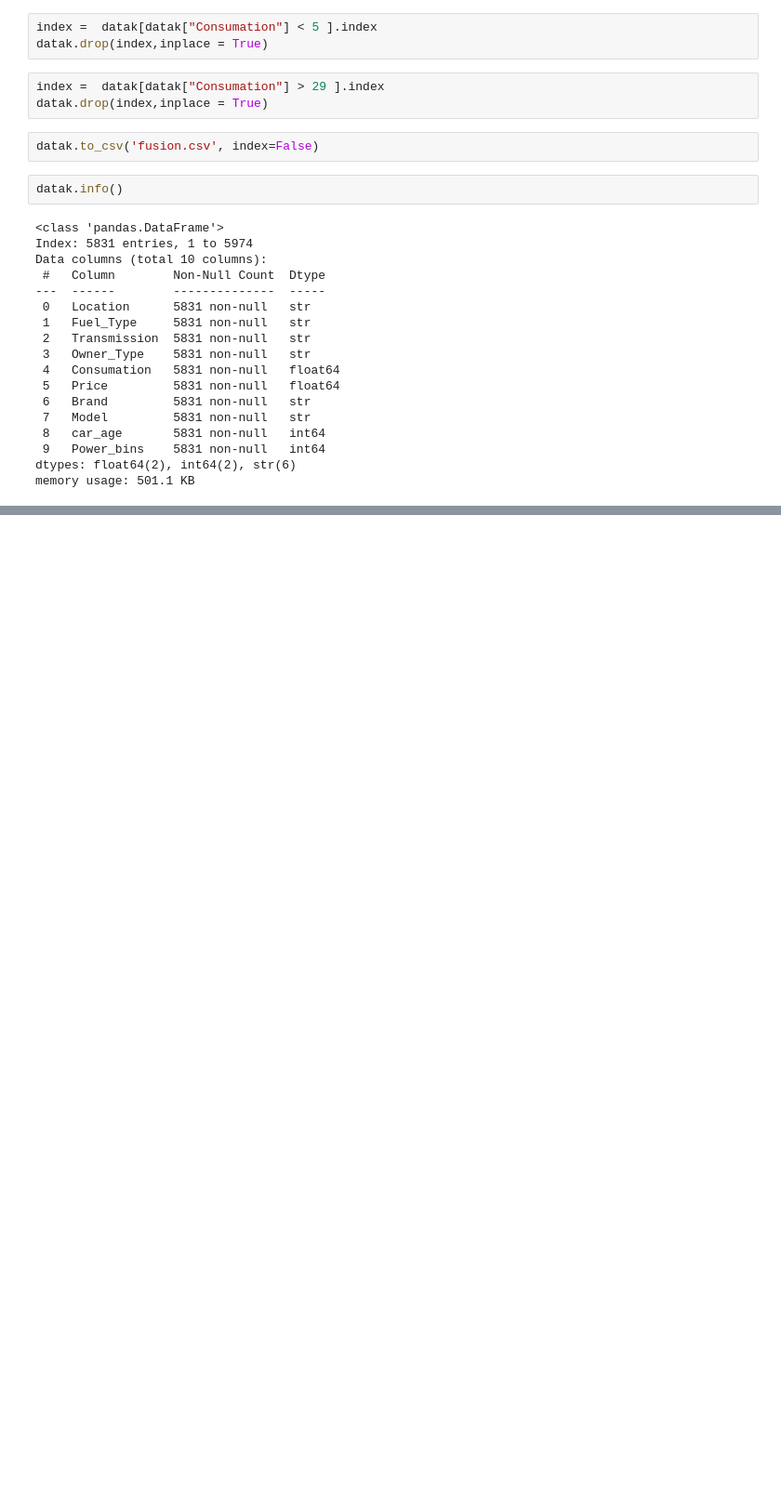
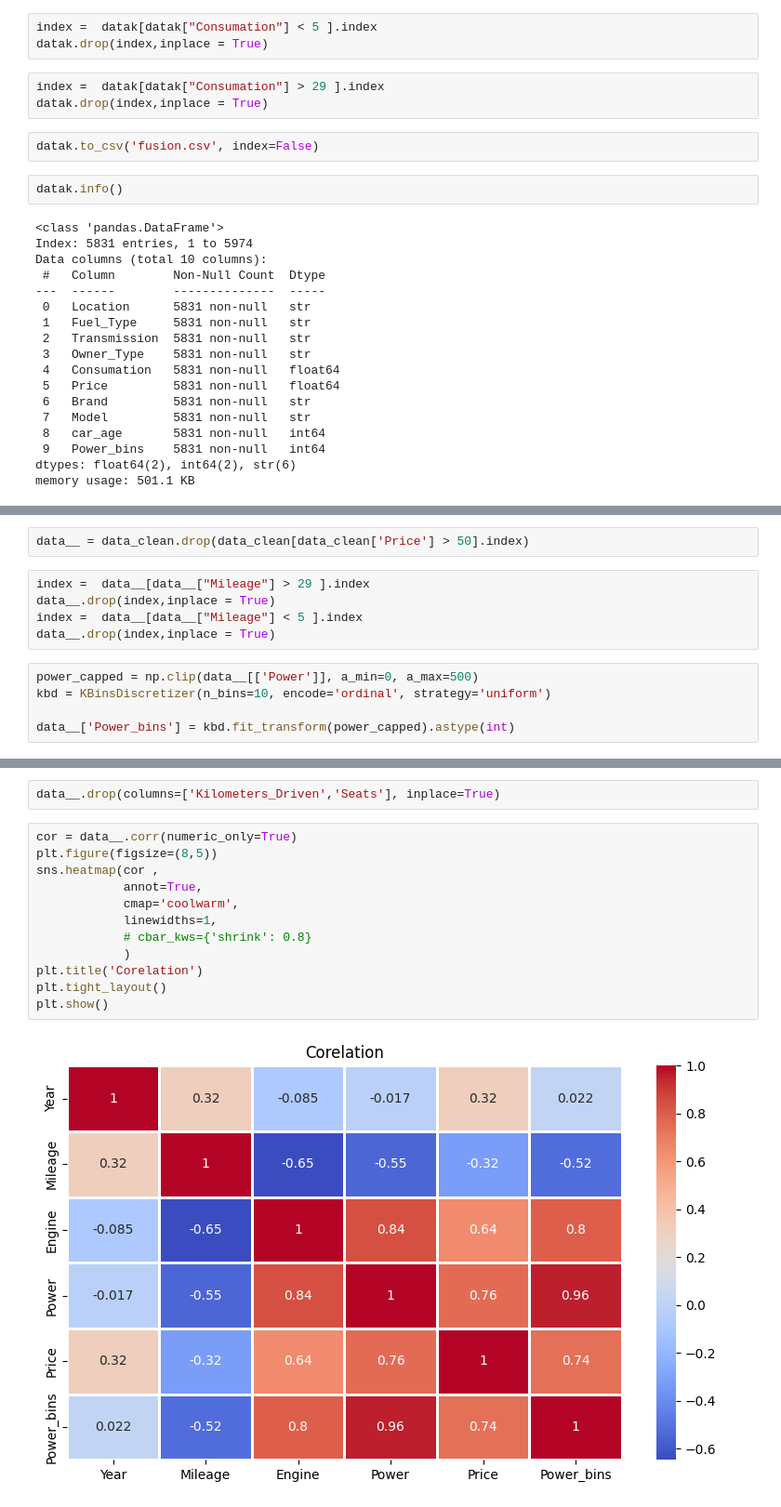
Before and after one commit to 37-haris/Car_Price, a Jupyter notebook: freestyle_engineering.ipynb, the cells around one changed output, grey strips where cells are left out. Shown at 93% size. Drawn from its saved outputs; the diff is of its cells as text; blank space fills up the shorter version.

```diff
--- a/freestyle_engineering.ipynb
+++ b/freestyle_engineering.ipynb
@@ -443,0 +582,12 @@ memory usage: 501.1 KB
+# %%
+data__ = data_clean.drop(data_clean[data_clean['Price'] > 50].index)
+# %%
+index =  data__[data__["Mileage"] > 29 ].index
+data__.drop(index,inplace = True)
+index =  data__[data__["Mileage"] < 5 ].index
+data__.drop(index,inplace = True)
+# %%
+power_capped = np.clip(data__[['Power']], a_min=0, a_max=500)
+kbd = KBinsDiscretizer(n_bins=10, encode='ordinal', strategy='uniform')
+
+data__['Power_bins'] = kbd.fit_transform(power_capped).astype(int)
@@ -443,0 +614,16 @@ memory usage: 501.1 KB
+# %%
+data__.drop(columns=['Kilometers_Driven','Seats'], inplace=True)
+# %%
+cor = data__.corr(numeric_only=True)
+plt.figure(figsize=(8,5))
+sns.heatmap(cor ,
+            annot=True,
+            cmap='coolwarm',
+            linewidths=1,
+            # cbar_kws={'shrink': 0.8}
+            )
+plt.title('Corelation')
+plt.tight_layout()
+plt.show()
+# %% [output]
+[figure, added]
```
Also changed, not shown: parts of 35 cells of this notebook, 12 other files.
